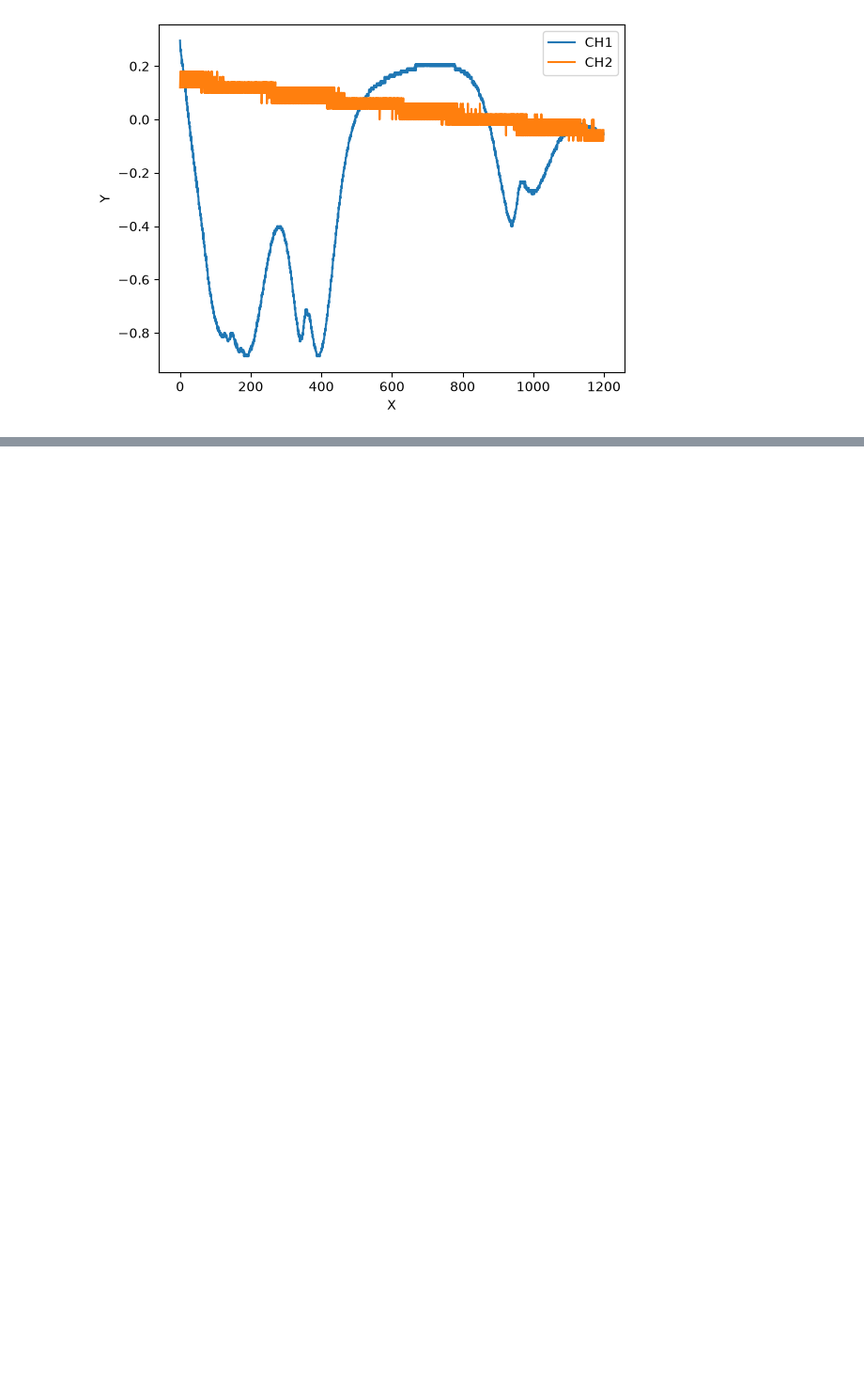
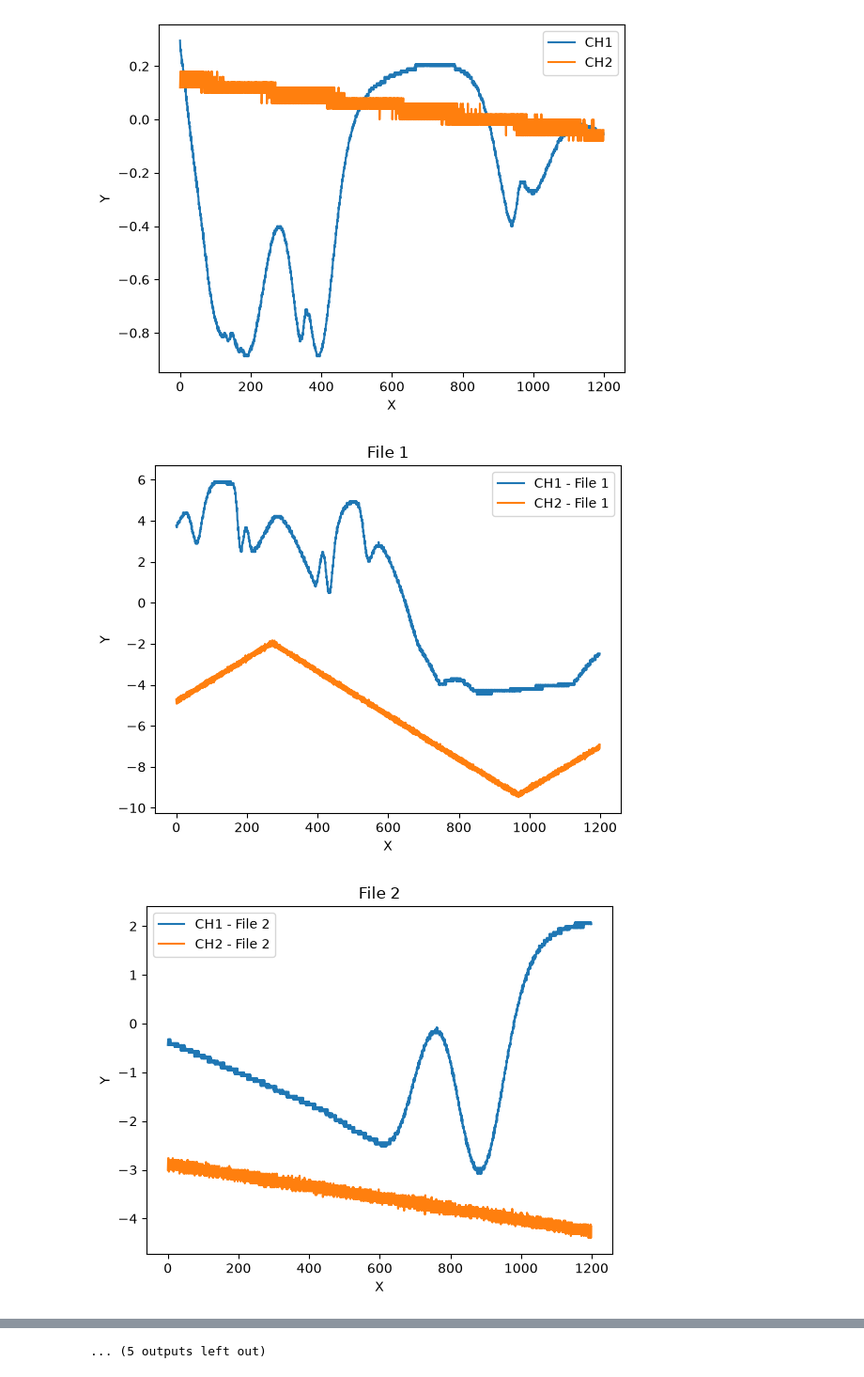
Before and after one commit to mandarhijn/Rb-spectroscopy, a Jupyter notebook: analysis.ipynb, the cells around one changed output, grey strips where cells are left out. Shown at 94% size. Saved outputs shown, nothing was run; the diff lists cells and outputs as text; code cells hidden in the pictures; blank space fills up the shorter version.

```diff
--- a/analysis.ipynb
+++ b/analysis.ipynb
@@ -45,3 +64,26 @@ plt.legend()
 plt.show()
 # %% [output]
 [figure]
+# %%
+for i in range(1, 18):
+    filename = f'data\\NewFile{i}.csv'
+    data = np.loadtxt(filename, delimiter=',', skiprows=2, dtype=str)
+    X = data[0:, 0]  # Assuming the first column is X values
+    CH1 = data[0:, 1]  # Assuming the second column is Y values
+    CH2 = data[0:, 2]  # Assuming the third column is Y values
+
+    X = X.astype(float)
+    CH1 = CH1.astype(float)
+    CH2 = CH2.astype(float)
+
+    # plot
+    plt.title(f'File {i}')
+    plt.plot(X, CH1, label=f'CH1 - File {i}')
+    plt.plot(X, CH2, label=f'CH2 - File {i}')
+    plt.xlabel('X')
+    plt.ylabel('Y')
+    plt.legend()
+    plt.show()
+# %% [output]
+[figure, added]
+[figure, added]
@@ -47,0 +100 @@ plt.show()
+... (5 outputs left out)
```
Also changed, not shown: parts of 4 cells of this notebook.
